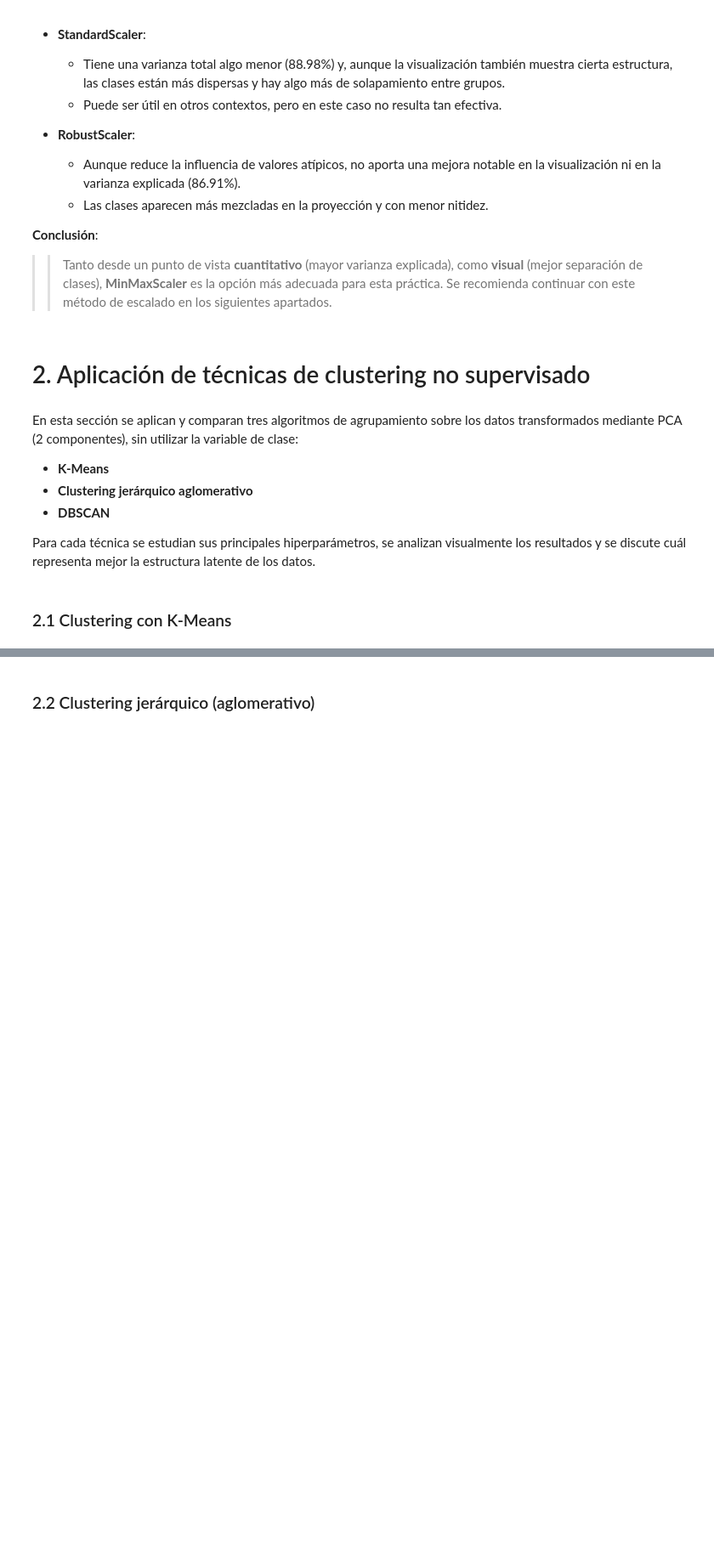
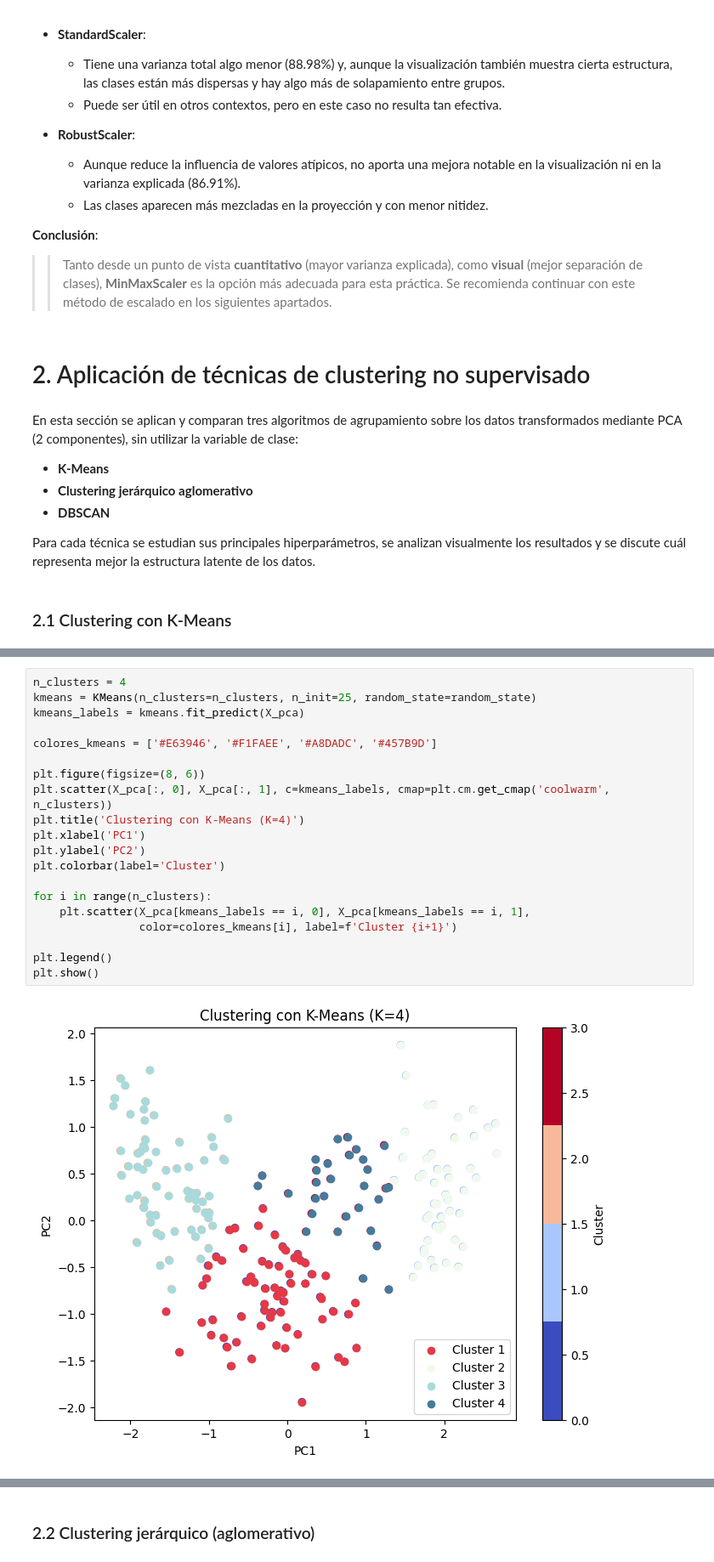
Before and after one commit to mariarobledano/Grupo29_Practica2, a Jupyter notebook: Practica2.ipynb, the cells around one changed output, grey strips where cells are left out. Shown at 85% size. Cells and saved outputs as stored; diff of their text form; blank space fills up the shorter version.

```diff
--- a/Practica2.ipynb
+++ b/Practica2.ipynb
@@ -168,0 +203,22 @@ Para cada técnica se estudian sus principales hiperparámetros, se analizan vis
+# %%
+n_clusters = 4
+kmeans = KMeans(n_clusters=n_clusters, n_init=25, random_state=random_state)
+kmeans_labels = kmeans.fit_predict(X_pca)
+
+colores_kmeans = ['#E63946', '#F1FAEE', '#A8DADC', '#457B9D']
+
+plt.figure(figsize=(8, 6))
+plt.scatter(X_pca[:, 0], X_pca[:, 1], c=kmeans_labels, cmap=plt.cm.get_cmap('coolwarm', n_clusters))
+plt.title('Clustering con K-Means (K=4)')
+plt.xlabel('PC1')
+plt.ylabel('PC2')
+plt.colorbar(label='Cluster')
+
+for i in range(n_clusters):
+    plt.scatter(X_pca[kmeans_labels == i, 0], X_pca[kmeans_labels == i, 1],
+                color=colores_kmeans[i], label=f'Cluster {i+1}')
+
+plt.legend()
+plt.show()
+# %% [output]
+[figure, added]
```
Also changed, not shown: parts of 8 cells of this notebook, 1 other file.
